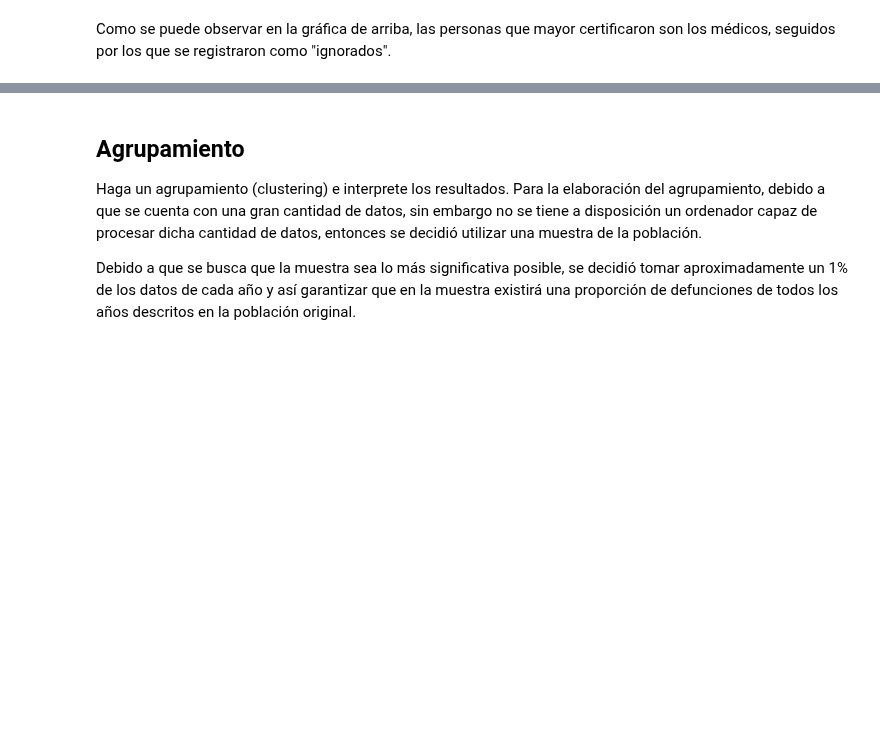
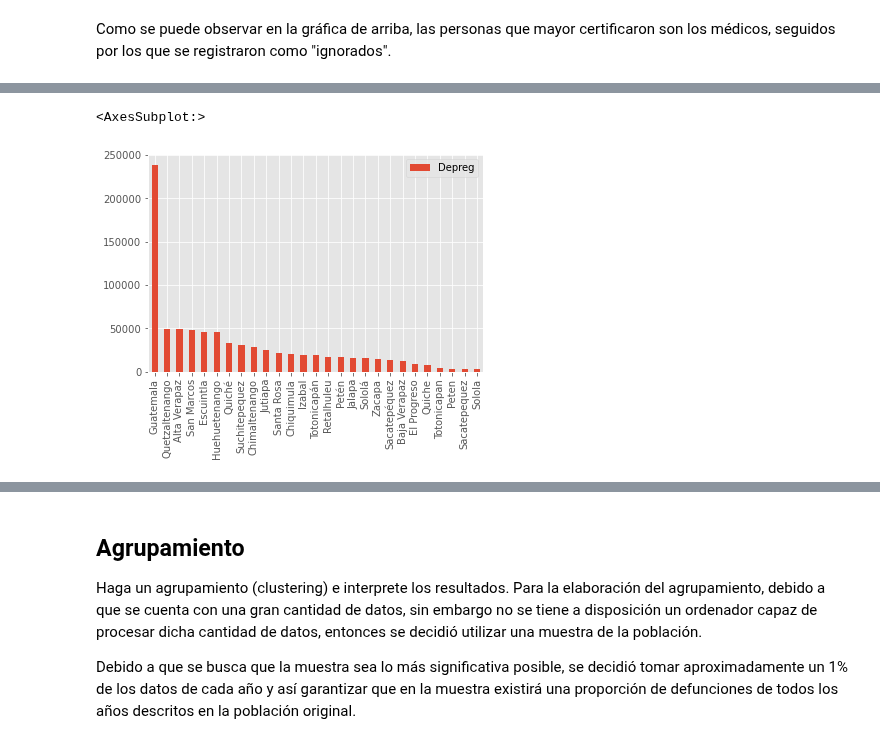
Before and after one commit to Orlando19943/Proyecto1-DM, a Jupyter notebook: project.ipynb, the cells around one changed output, grey strips where cells are left out. Drawn from its saved outputs; the diff is of its cells as text; code cells hidden in the pictures; blank space fills up the shorter version.

```diff
--- a/project.ipynb
+++ b/project.ipynb
@@ -1029,0 +1060,3 @@ NameError: name 'deaths' is not defined
+# %%
+dpto = deaths["Depreg"].value_counts().to_frame()
+dpto
@@ -1029,0 +1081,5 @@ NameError: name 'deaths' is not defined
+# %%
+dpto.plot(kind = "bar")
+# %% [output]
+<AxesSubplot:>
+[figure, added]
```
Also changed, not shown: parts of 18 cells of this notebook.
